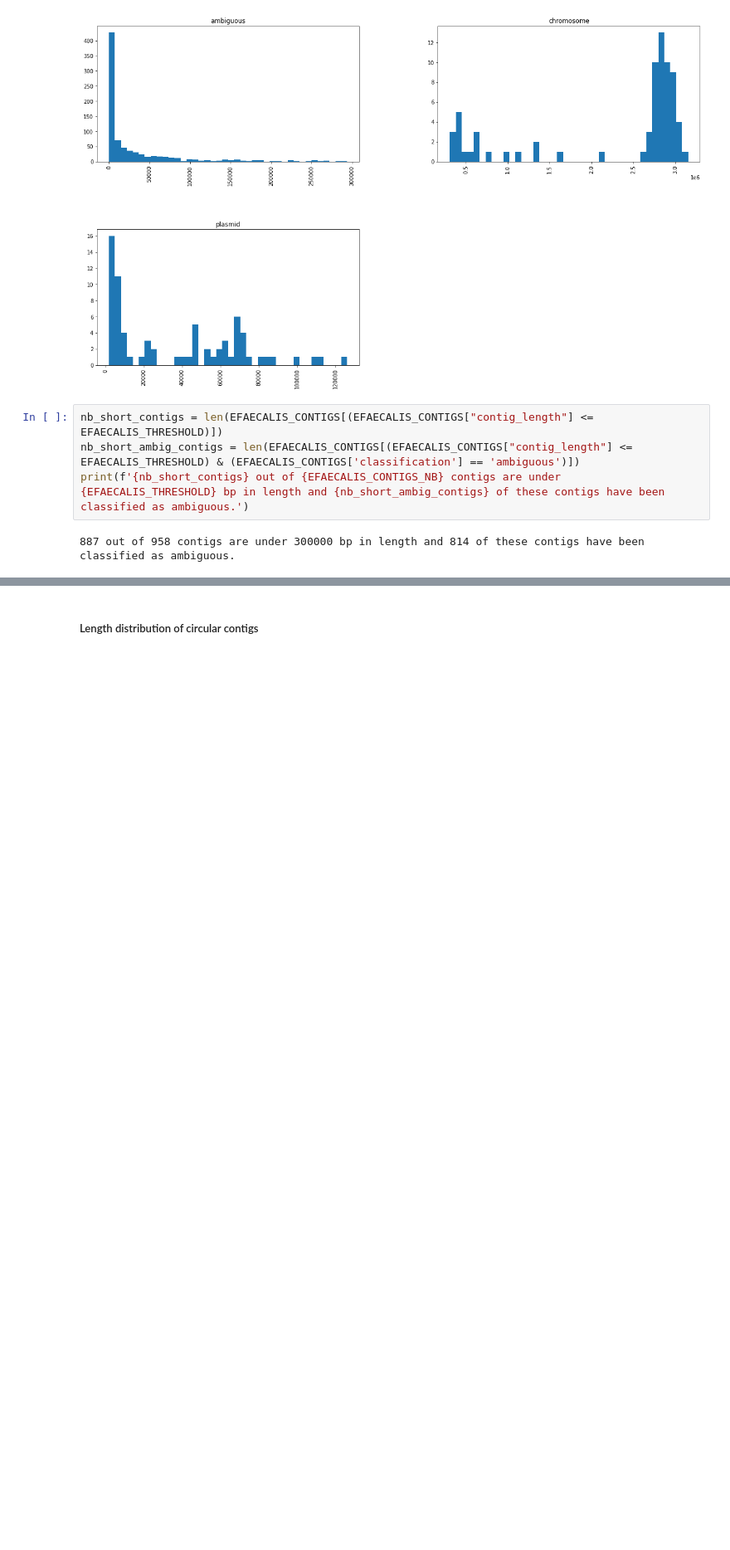
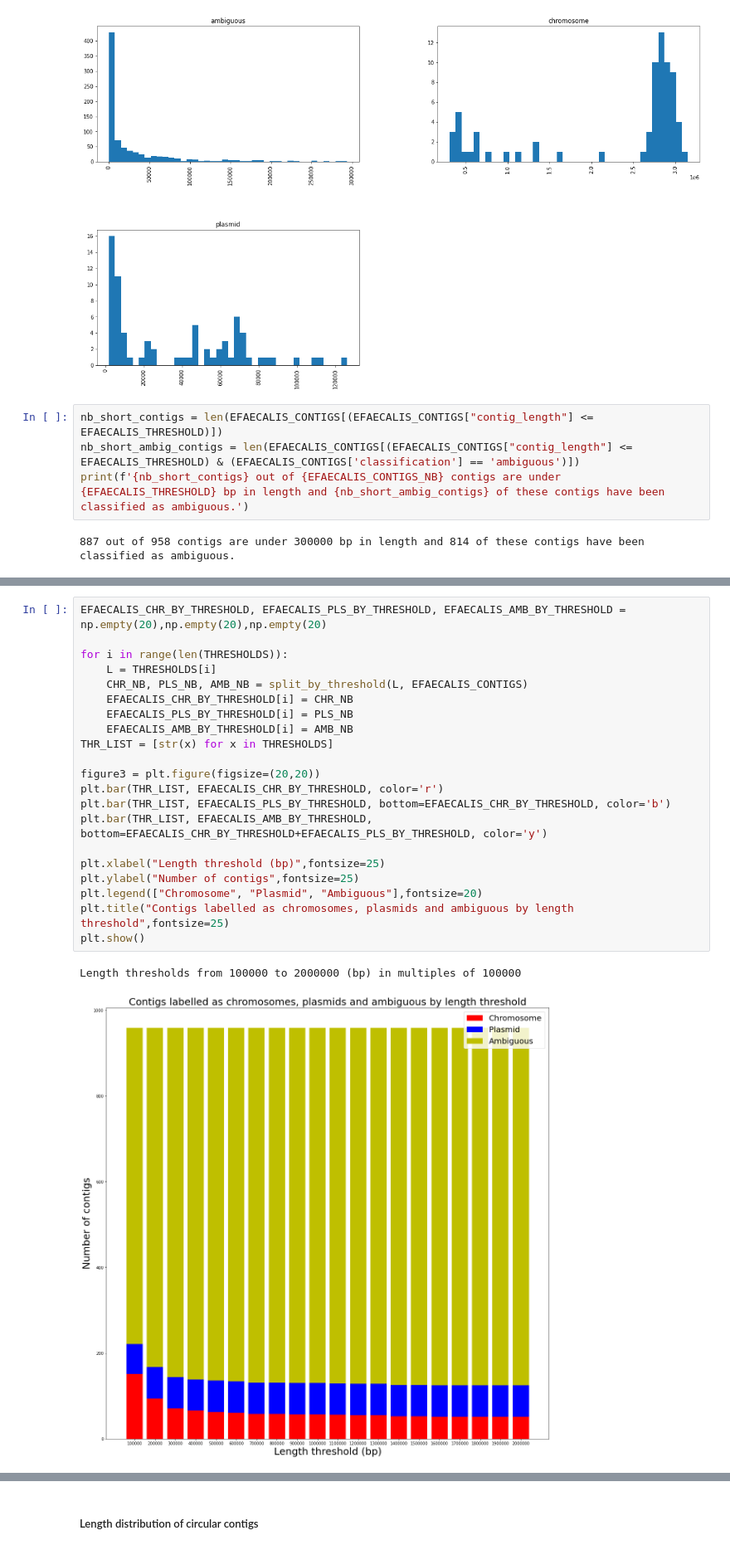
Before and after one commit to cchauve/CompMath-Day-2023, a Jupyter notebook: doc/Hybrid_contig_comparison_summary.ipynb, the cells around one changed output, grey strips where cells are left out. Shown at 83% size. Saved outputs shown, nothing was run; the diff lists cells and outputs as text; blank space fills up the shorter version.

```diff
--- a/doc/Hybrid_contig_comparison_summary.ipynb
+++ b/doc/Hybrid_contig_comparison_summary.ipynb
@@ -210,0 +179,24 @@ Thus, 59 isolates contain contigs that have been classified as plasmids using th
+# %%
+EFAECALIS_CHR_BY_THRESHOLD, EFAECALIS_PLS_BY_THRESHOLD, EFAECALIS_AMB_BY_THRESHOLD = np.empty(20),np.empty(20),np.empty(20)
+
+for i in range(len(THRESHOLDS)):
+    L = THRESHOLDS[i]
+    CHR_NB, PLS_NB, AMB_NB = split_by_threshold(L, EFAECALIS_CONTIGS)
+    EFAECALIS_CHR_BY_THRESHOLD[i] = CHR_NB
+    EFAECALIS_PLS_BY_THRESHOLD[i] = PLS_NB
+    EFAECALIS_AMB_BY_THRESHOLD[i] = AMB_NB
+THR_LIST = [str(x) for x in THRESHOLDS]
+
+figure3 = plt.figure(figsize=(20,20))
+plt.bar(THR_LIST, EFAECALIS_CHR_BY_THRESHOLD, color='r')
+plt.bar(THR_LIST, EFAECALIS_PLS_BY_THRESHOLD, bottom=EFAECALIS_CHR_BY_THRESHOLD, color='b')
+plt.bar(THR_LIST, EFAECALIS_AMB_BY_THRESHOLD, bottom=EFAECALIS_CHR_BY_THRESHOLD+EFAECALIS_PLS_BY_THRESHOLD, color='y')
+
+plt.xlabel("Length threshold (bp)",fontsize=25)
+plt.ylabel("Number of contigs",fontsize=25)
+plt.legend(["Chromosome", "Plasmid", "Ambiguous"],fontsize=20)
+plt.title("Contigs labelled as chromosomes, plasmids and ambiguous by length threshold",fontsize=25)
+plt.show()
+# %% [output]
+Length thresholds from 100000 to 2000000 (bp) in multiples of 100000
+[figure, added]
```
Also changed, not shown: parts of 46 cells of this notebook.
